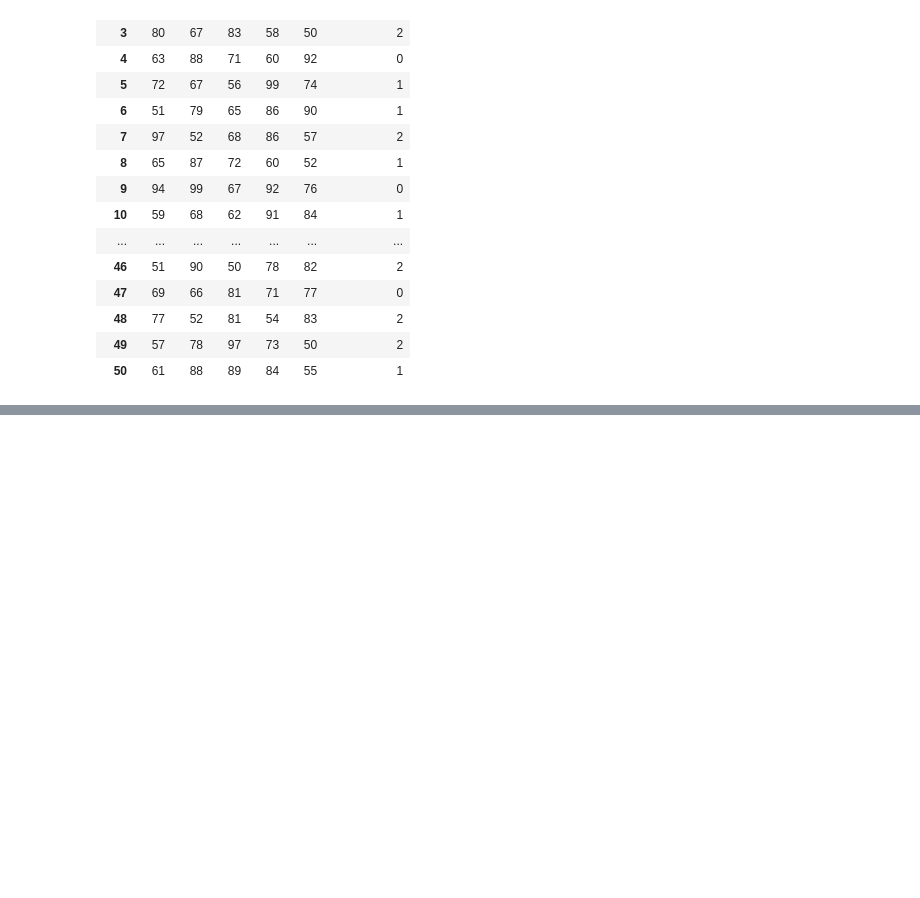
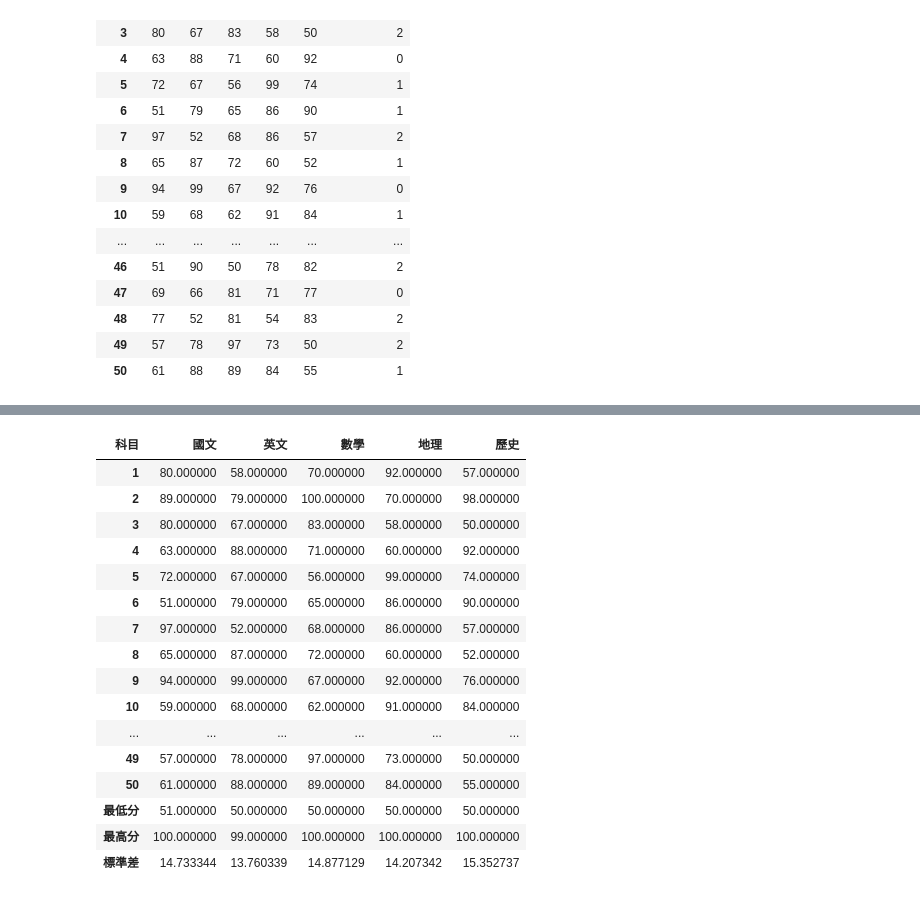
Before and after one commit to kuroneko1202/2024_10_15_python, a Jupyter notebook: lesson17/lesson17_2.ipynb, the cells around one changed output, grey strips where cells are left out. Cells and saved outputs as stored; diff of their text form; code cells hidden in the pictures; blank space fills up the shorter version.

```diff
--- a/lesson17/lesson17_2.ipynb
+++ b/lesson17/lesson17_2.ipynb
@@ -60,4 +63,4 @@ scores_df1
 #5個Series傳出成DataFrame
 def cal3(s):
     return pd.Series([s.min(),s.max(),s.std()],index=['最低分','最高分','標準差'])
-scores_df.apply(cal3)           #apply(function)
+scores_df3 = scores_df.apply(cal3)          #apply(function)
@@ -73,0 +93,20 @@ int(s1[s1<70].count())         #count() 統計數量
+# %%
+pd.concat([scores_df,scores_df3])   #pd.concat 連接2個function
+# %% [output]
+| 科目 | 國文 | 英文 | 數學 | 地理 | 歷史 |
+| 1 | 80.000000 | 58.000000 | 70.000000 | 92.000000 | 57.000000 |
+| 2 | 89.000000 | 79.000000 | 100.000000 | 70.000000 | 98.000000 |
+| 3 | 80.000000 | 67.000000 | 83.000000 | 58.000000 | 50.000000 |
+| 4 | 63.000000 | 88.000000 | 71.000000 | 60.000000 | 92.000000 |
+| 5 | 72.000000 | 67.000000 | 56.000000 | 99.000000 | 74.000000 |
+| 6 | 51.000000 | 79.000000 | 65.000000 | 86.000000 | 90.000000 |
+| 7 | 97.000000 | 52.000000 | 68.000000 | 86.000000 | 57.000000 |
+| 8 | 65.000000 | 87.000000 | 72.000000 | 60.000000 | 52.000000 |
+| 9 | 94.000000 | 99.000000 | 67.000000 | 92.000000 | 76.000000 |
+| 10 | 59.000000 | 68.000000 | 62.000000 | 91.000000 | 84.000000 |
+| ... | ... | ... | ... | ... | ... |
+| 49 | 57.000000 | 78.000000 | 97.000000 | 73.000000 | 50.000000 |
+| 50 | 61.000000 | 88.000000 | 89.000000 | 84.000000 | 55.000000 |
+| 最低分 | 51.000000 | 50.000000 | 50.000000 | 50.000000 | 50.000000 |
+| 最高分 | 100.000000 | 99.000000 | 100.000000 | 100.000000 | 100.000000 |
+| 標準差 | 14.733344 | 13.760339 | 14.877129 | 14.207342 | 15.352737 |
```
Also changed, not shown: parts of 4 cells of this notebook.
